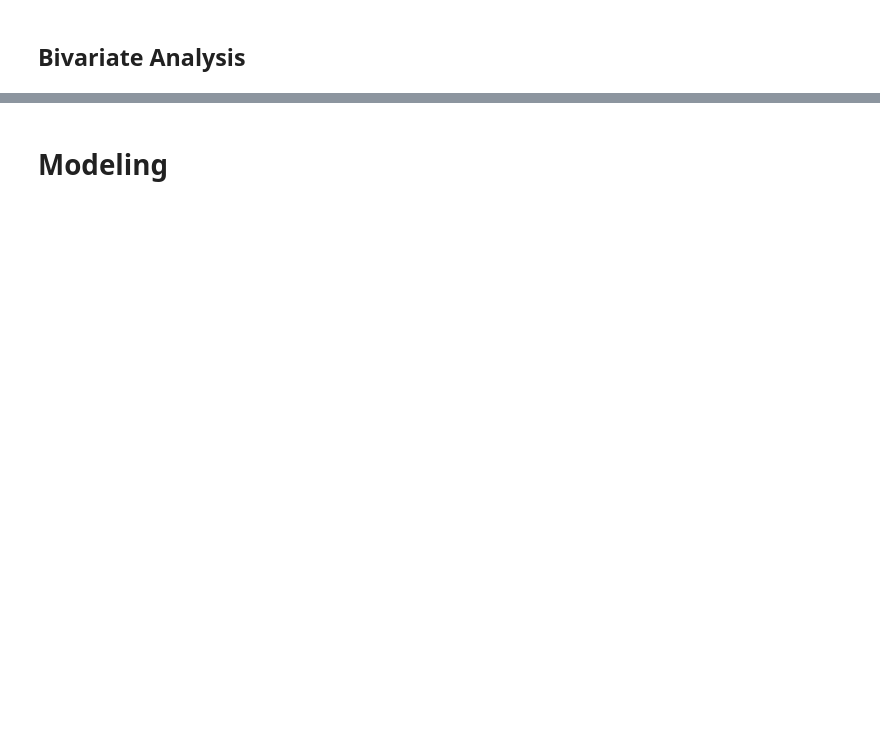
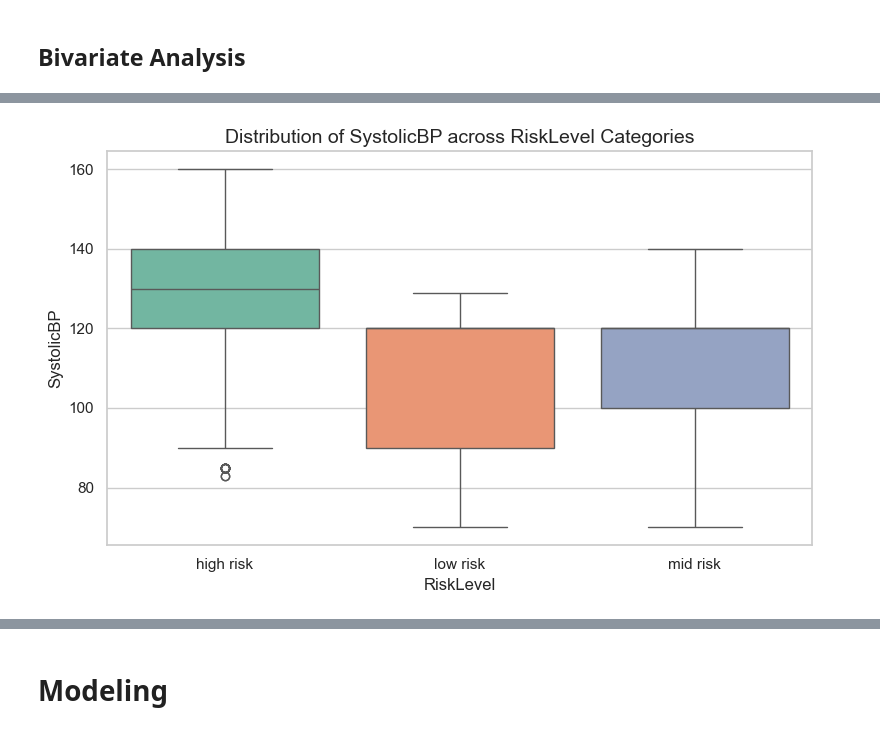
Before and after one commit to ruth-kitasi/Maternal-Health-Risk-ML, a Jupyter notebook: index.ipynb, the cells around one changed output, grey strips where cells are left out. Saved outputs shown, nothing was run; the diff lists cells and outputs as text; code cells hidden in the pictures; blank space fills up the shorter version.

```diff
--- a/index.ipynb
+++ b/index.ipynb
@@ -339,0 +246,35 @@ plt.show()
+# %%
+import matplotlib.pyplot as plt
+import seaborn as sns
+import pandas as pd
+
+def bivariate_analysis(df, feature, target='RiskLevel'):
+    """
+    Plots the relationship between a feature and the target variable.
+    If the feature is numeric, it uses a boxplot.
+    If it's categorical, it uses a countplot.
+
+    Parameters:
+    df (pd.DataFrame): The dataset.
+    feature (str): The column name of the feature.
+    target (str): The column name of the target variable (default is 'RiskLevel').
+    """
+    plt.figure(figsize=(8, 5))
+    if pd.api.types.is_numeric_dtype(df[feature]):
+        sns.boxplot(data=df, x=target, y=feature, palette='Set2')
+        plt.title(f'Distribution of {feature} across {target} Categories', fontsize=14)
+        plt.xlabel(target)
+        plt.ylabel(feature)
+    else:
+        sns.countplot(data=df, x=feature, hue=target, palette='Set2')
+        plt.title(f'{feature} vs {target}', fontsize=14)
+        plt.xlabel(feature)
+        plt.ylabel('Count')
+        plt.xticks(rotation=45)
+
+    plt.tight_layout()
+    plt.show()
+# %%
+bivariate_analysis(maternal, 'SystolicBP')
+# %% [output]
+[figure, added]
```
Also changed, not shown: parts of 36 cells of this notebook.
